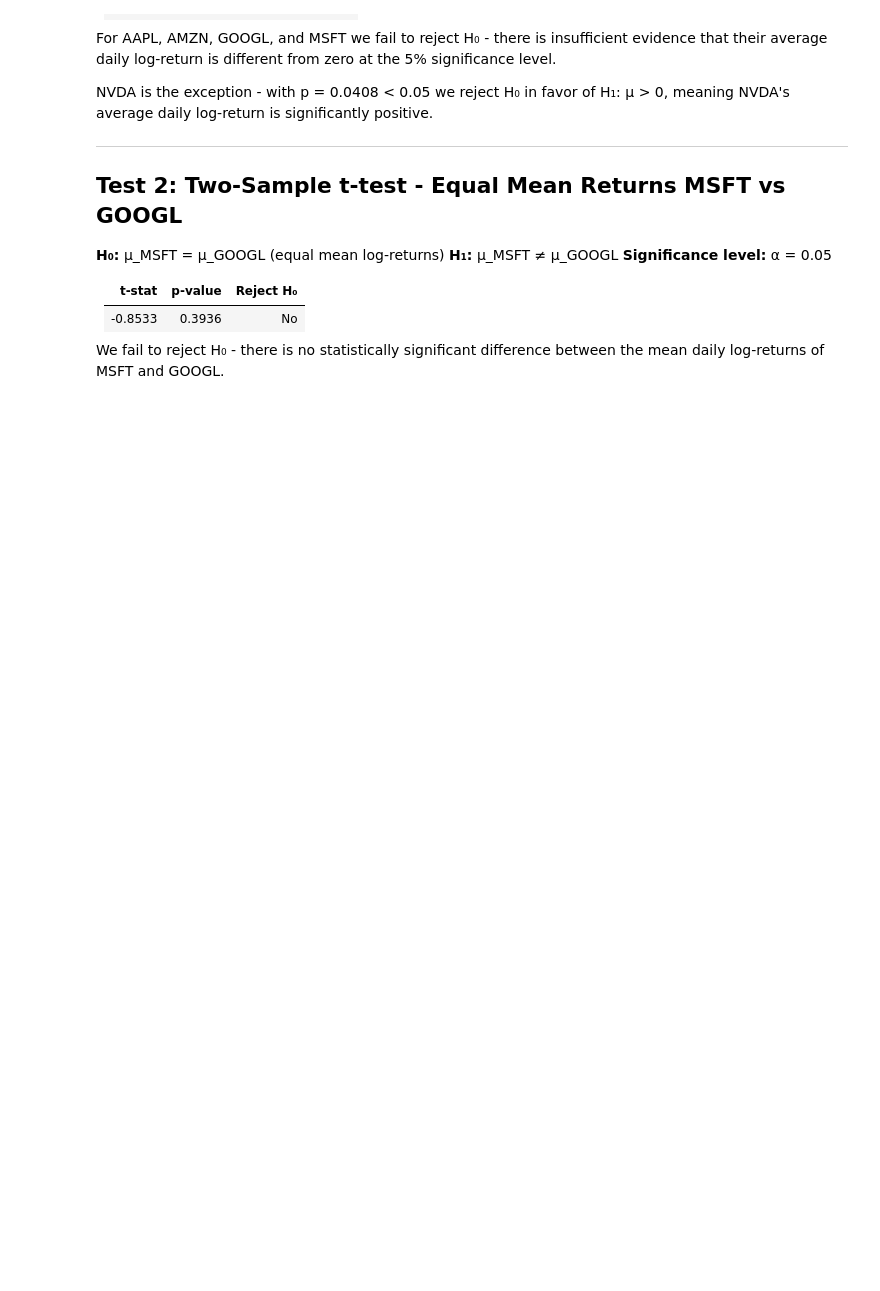
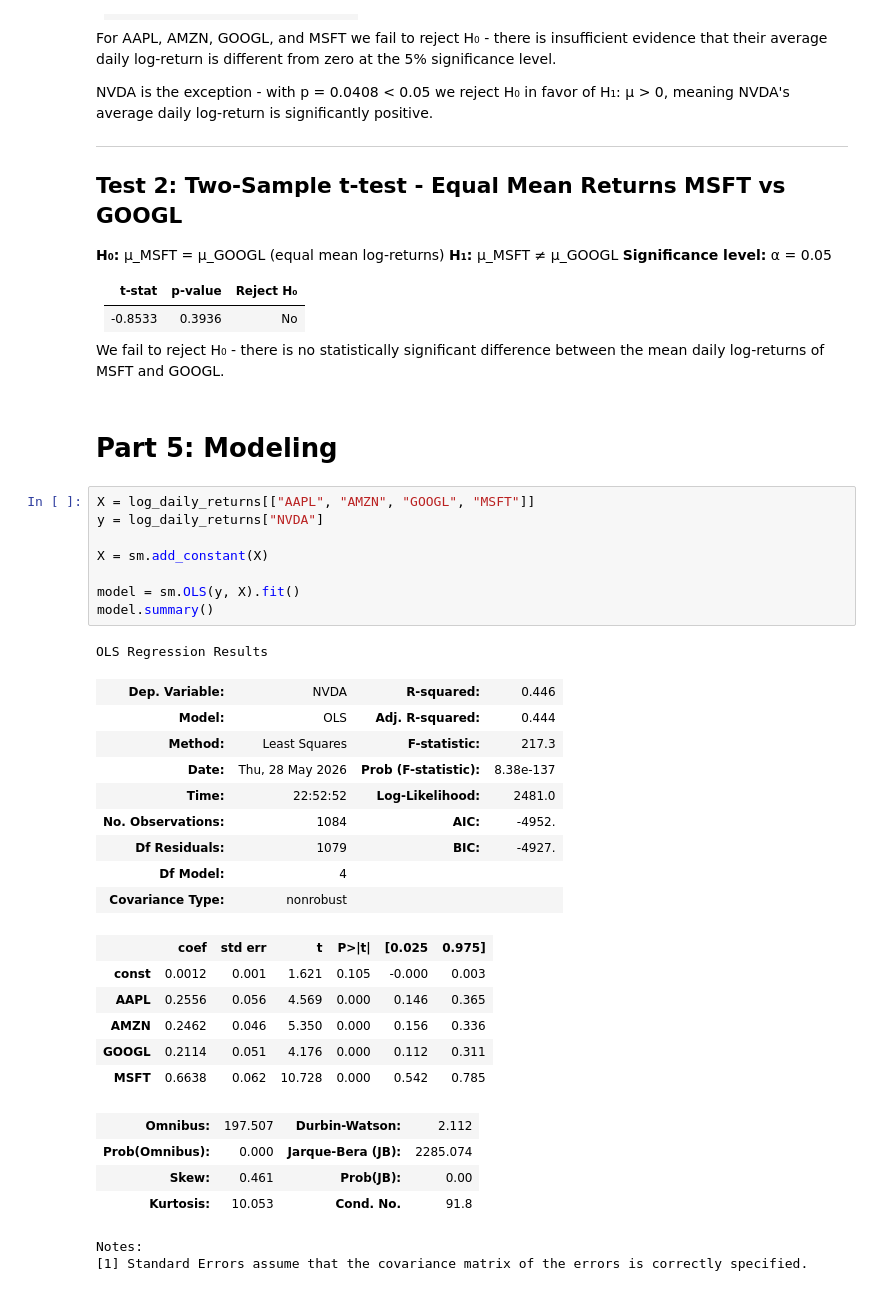
Before and after one commit to RobertArustamyan/QFProject1, a Jupyter notebook: main.ipynb, the cells around one changed output. Cells and saved outputs as stored; diff of their text form; blank space fills up the shorter version.

Commit message:
Part 5 finished

```diff
--- a/main.ipynb
+++ b/main.ipynb
@@ -332,3 +333,36 @@ H₁: μ > 0, meaning NVDA's average daily log-return is significantly positive.
 
 We fail to reject H₀ - there is no statistically significant difference
 between the mean daily log-returns of MSFT and GOOGL.
+# %% [markdown]
+# Part 5: Modeling
+# %%
+X = log_daily_returns[["AAPL", "AMZN", "GOOGL", "MSFT"]]
+y = log_daily_returns["NVDA"]
+
+X = sm.add_constant(X)
+
+model = sm.OLS(y, X).fit()
+model.summary()
+# %% [output]
+OLS Regression Results
+| Dep. Variable: | NVDA | R-squared: | 0.446 |
+| Model: | OLS | Adj. R-squared: | 0.444 |
+| Method: | Least Squares | F-statistic: | 217.3 |
+| Date: | Thu, 28 May 2026 | Prob (F-statistic): | 8.38e-137 |
+| Time: | 22:52:52 | Log-Likelihood: | 2481.0 |
+| No. Observations: | 1084 | AIC: | -4952. |
+| Df Residuals: | 1079 | BIC: | -4927. |
+| Df Model: | 4 |  |  |
+| Covariance Type: | nonrobust |  |  |
+|  | coef | std err | t | P>|t| | [0.025 | 0.975] |
+| const | 0.0012 | 0.001 | 1.621 | 0.105 | -0.000 | 0.003 |
+| AAPL | 0.2556 | 0.056 | 4.569 | 0.000 | 0.146 | 0.365 |
+| AMZN | 0.2462 | 0.046 | 5.350 | 0.000 | 0.156 | 0.336 |
+| GOOGL | 0.2114 | 0.051 | 4.176 | 0.000 | 0.112 | 0.311 |
+| MSFT | 0.6638 | 0.062 | 10.728 | 0.000 | 0.542 | 0.785 |
+| Omnibus: | 197.507 | Durbin-Watson: | 2.112 |
+| Prob(Omnibus): | 0.000 | Jarque-Bera (JB): | 2285.074 |
+| Skew: | 0.461 | Prob(JB): | 0.00 |
+| Kurtosis: | 10.053 | Cond. No. | 91.8 |
+Notes:
+[1] Standard Errors assume that the covariance matrix of the errors is correctly specified.
```
Also changed, not shown: parts of 2 cells of this notebook, 1 other file.
